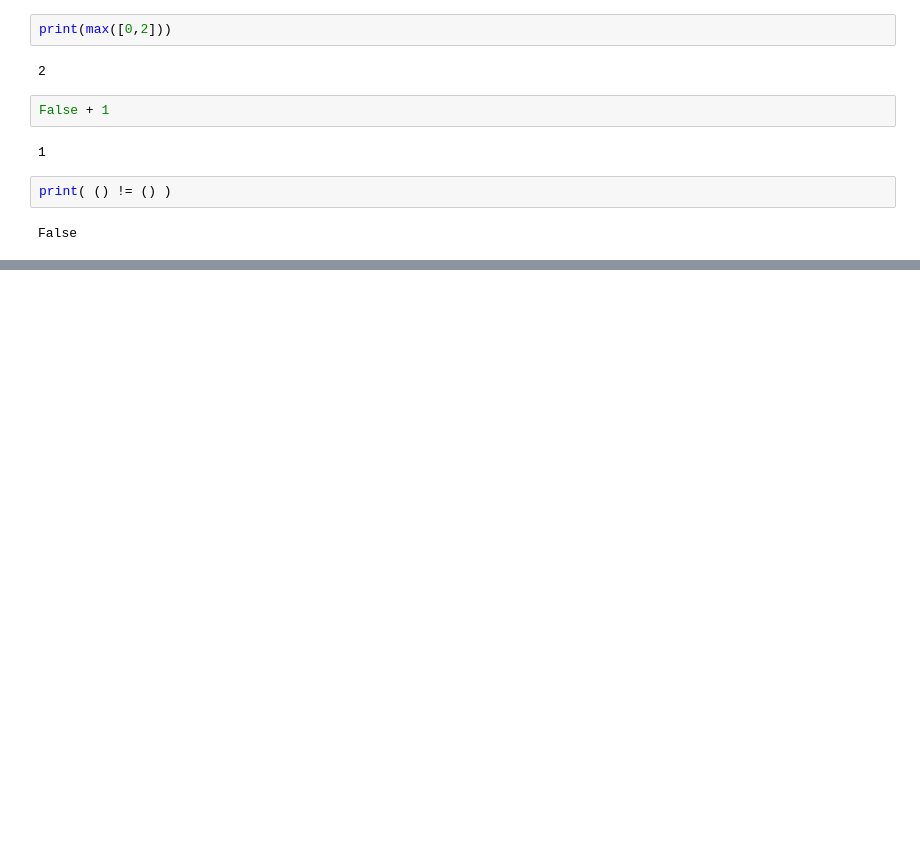
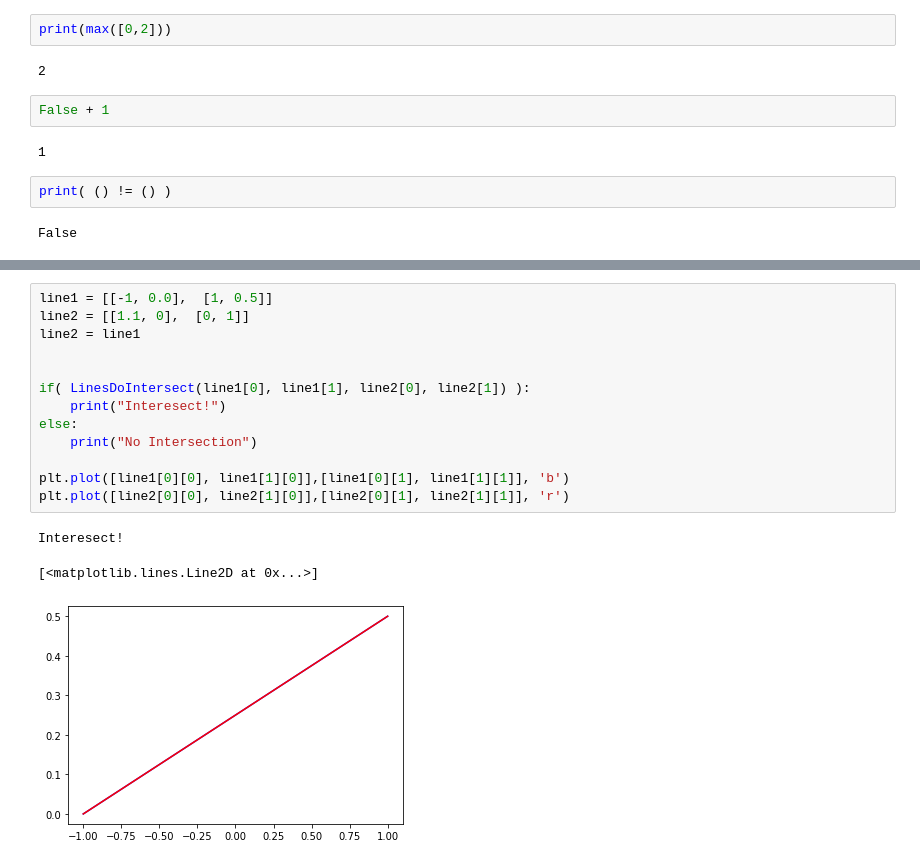
Before and after one commit to CAD-Team/heartflow, a Jupyter notebook: Model_00_slice_00/pressurized_artery.ipynb, the cells around one changed output, grey strips where cells are left out. Saved outputs shown, nothing was run; the diff lists cells and outputs as text; blank space fills up the shorter version.

```diff
--- a/Model_00_slice_00/pressurized_artery.ipynb
+++ b/Model_00_slice_00/pressurized_artery.ipynb
@@ -606,0 +710,17 @@ False
+# %%
+line1 = [[-1, 0.0],  [1, 0.5]]
+line2 = [[1.1, 0],  [0, 1]]
+line2 = line1
+
+
+if( LinesDoIntersect(line1[0], line1[1], line2[0], line2[1]) ):
+    print("Interesect!")
+else:
+    print("No Intersection")
+
+plt.plot([line1[0][0], line1[1][0]],[line1[0][1], line1[1][1]], 'b')
+plt.plot([line2[0][0], line2[1][0]],[line2[0][1], line2[1][1]], 'r')
+# %% [output]
+Interesect!
+[<matplotlib.lines.Line2D at 0x...>]
+[figure, added]
```
Also changed, not shown: parts of 6 cells of this notebook, 1 other file.
